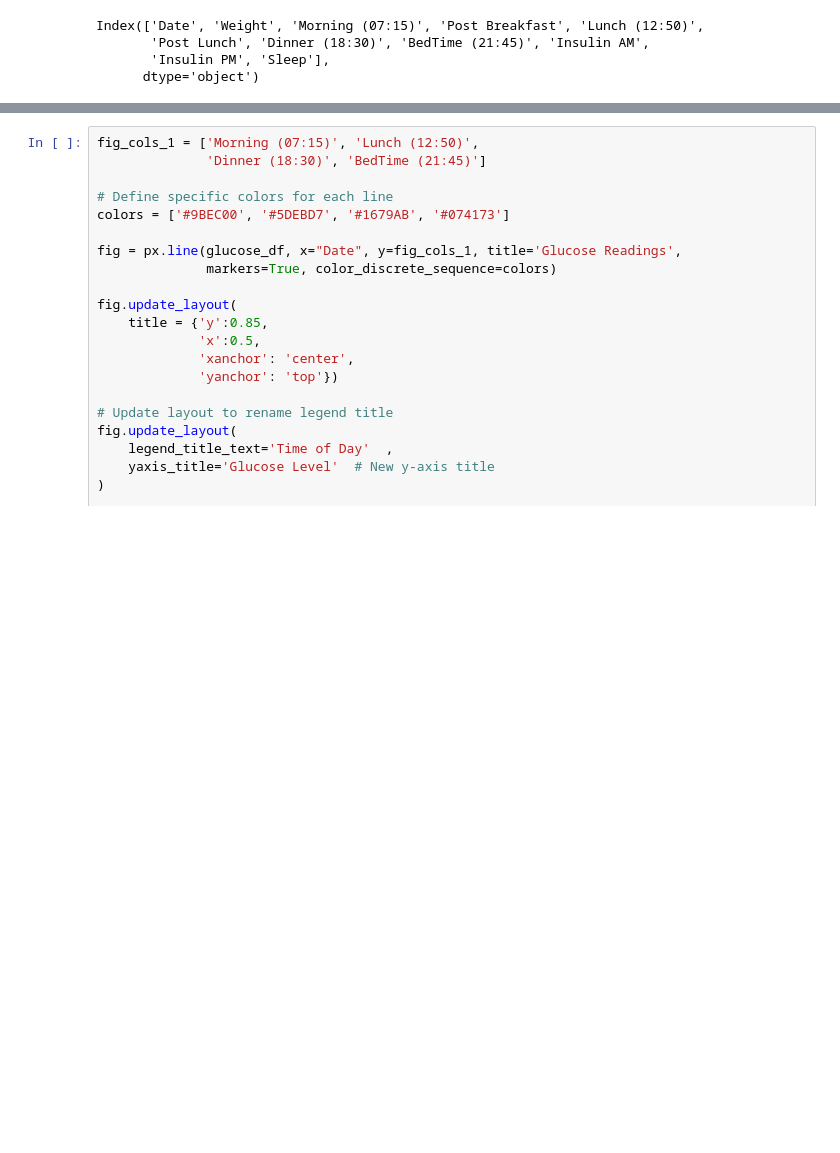
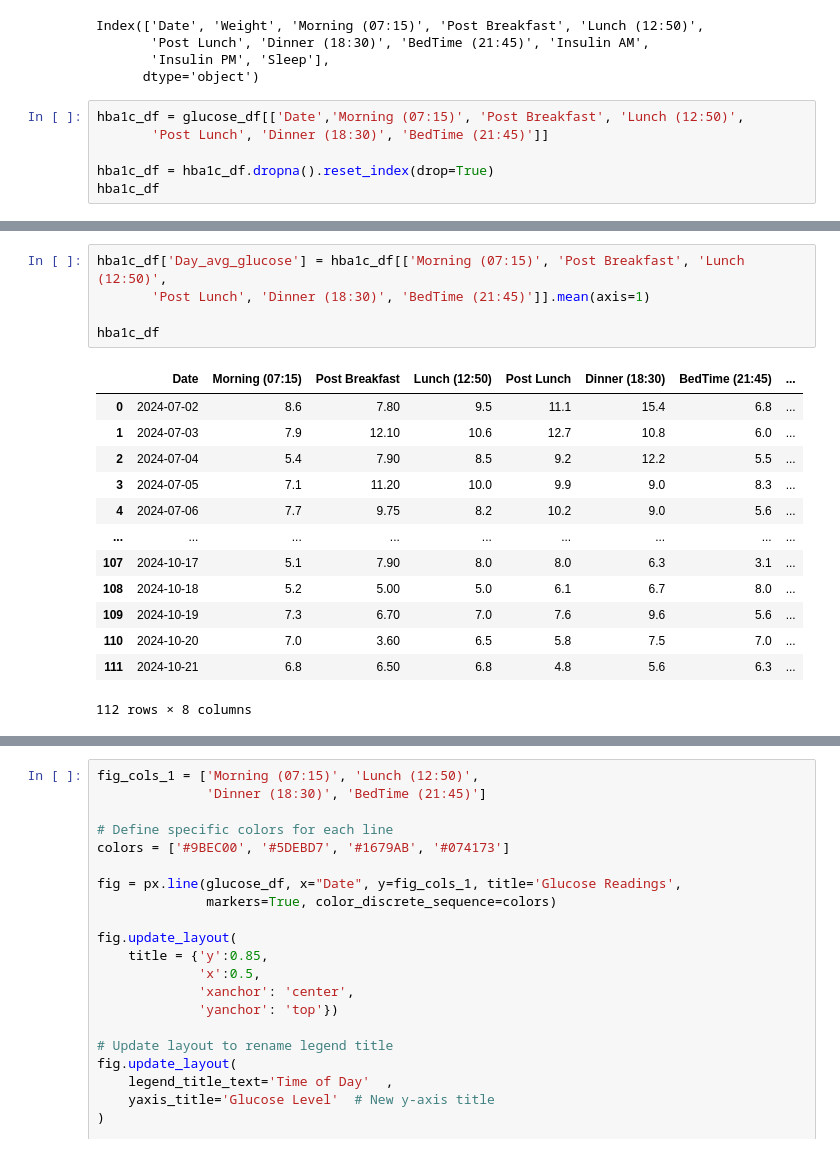
Before and after one commit to charleverts/glucose_tracker_app, a Jupyter notebook: streamlit.ipynb, the cells around one changed output, grey strips where cells are left out. Drawn from its saved outputs; the diff is of its cells as text; blank space fills up the shorter version.

```diff
--- a/streamlit.ipynb
+++ b/streamlit.ipynb
@@ -207,3 +203,9 @@ Index(['Date', 'Weight', 'Morning (07:15)', 'Post Breakfast', 'Lunch (12:50)',
        'Post Lunch', 'Dinner (18:30)', 'BedTime (21:45)', 'Insulin AM',
        'Insulin PM', 'Sleep'],
       dtype='object')
+# %%
+hba1c_df = glucose_df[['Date','Morning (07:15)', 'Post Breakfast', 'Lunch (12:50)',
+       'Post Lunch', 'Dinner (18:30)', 'BedTime (21:45)']]
+
+hba1c_df = hba1c_df.dropna().reset_index(drop=True)
+hba1c_df
@@ -209,0 +226,19 @@ Index(['Date', 'Weight', 'Morning (07:15)', 'Post Breakfast', 'Lunch (12:50)',
+# %%
+hba1c_df['Day_avg_glucose'] = hba1c_df[['Morning (07:15)', 'Post Breakfast', 'Lunch (12:50)',
+       'Post Lunch', 'Dinner (18:30)', 'BedTime (21:45)']].mean(axis=1)
+
+hba1c_df
+# %% [output]
+|  | Date | Morning (07:15) | Post Breakfast | Lunch (12:50) | Post Lunch | Dinner (18:30) | BedTime (21:45) | ... |
+| 0 | 2024-07-02 | 8.6 | 7.80 | 9.5 | 11.1 | 15.4 | 6.8 | ... |
+| 1 | 2024-07-03 | 7.9 | 12.10 | 10.6 | 12.7 | 10.8 | 6.0 | ... |
+| 2 | 2024-07-04 | 5.4 | 7.90 | 8.5 | 9.2 | 12.2 | 5.5 | ... |
+| 3 | 2024-07-05 | 7.1 | 11.20 | 10.0 | 9.9 | 9.0 | 8.3 | ... |
+| 4 | 2024-07-06 | 7.7 | 9.75 | 8.2 | 10.2 | 9.0 | 5.6 | ... |
+| ... | ... | ... | ... | ... | ... | ... | ... | ... |
+| 107 | 2024-10-17 | 5.1 | 7.90 | 8.0 | 8.0 | 6.3 | 3.1 | ... |
+| 108 | 2024-10-18 | 5.2 | 5.00 | 5.0 | 6.1 | 6.7 | 8.0 | ... |
+| 109 | 2024-10-19 | 7.3 | 6.70 | 7.0 | 7.6 | 9.6 | 5.6 | ... |
+| 110 | 2024-10-20 | 7.0 | 3.60 | 6.5 | 5.8 | 7.5 | 7.0 | ... |
+| 111 | 2024-10-21 | 6.8 | 6.50 | 6.8 | 4.8 | 5.6 | 6.3 | ... |
+112 rows × 8 columns
```
Also changed, not shown: parts of 8 cells of this notebook, 2 other files.
